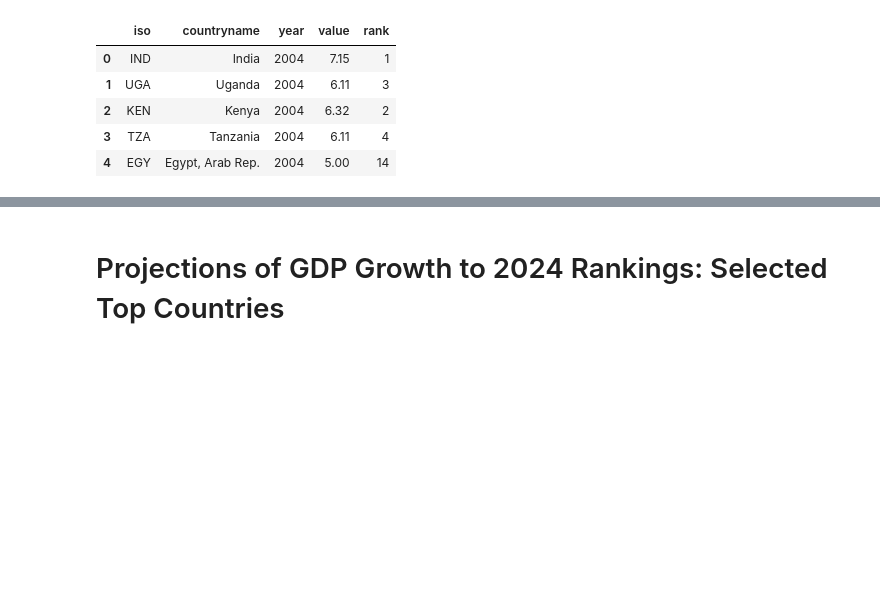
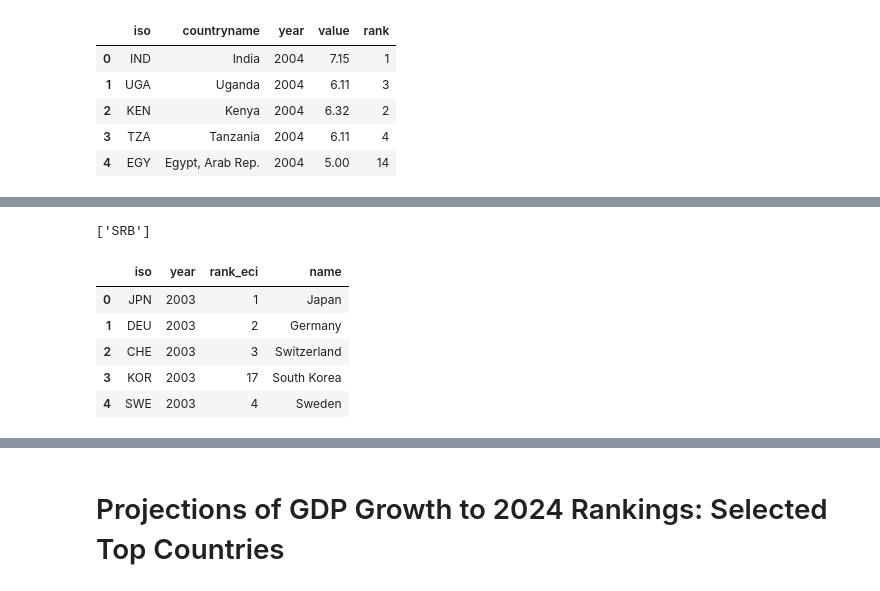
Before and after one commit to cid-harvard/visualization-notebook-templates, a Jupyter notebook: atlas-data-reporting.ipynb, the cells around one changed output, grey strips where cells are left out. Drawn from its saved outputs; the diff is of its cells as text; code cells hidden in the pictures; blank space fills up the shorter version.

```diff
--- a/atlas-data-reporting.ipynb
+++ b/atlas-data-reporting.ipynb
@@ -69,0 +126,25 @@ df.head()
+# %%
+# Merging with countries metadata
+df_eci_countries = pd.merge(df_eci, df_countries[['cca3', 'name.common']], how='left', left_on='iso', right_on='cca3')
+# %%
+df_eci_countries.pop('cca3');
+# %%
+df_eci_countries = df_eci_countries.rename(columns = {'name.common':'name'})
+# %%
+# Discard countries that don't have data for every time point between 2004 and 2014
+countries_null = list(set(df_eci_countries[df_eci_countries['rank_eci'].isnull()]['iso']))
+countries_null
+# %% [output]
+['SRB']
+# %%
+df_eci_countries = df_eci_countries.query("iso not in ['SRB']")
+# %%
+df_eci_countries['rank_eci'] = df_eci_countries['rank_eci'].apply(lambda x: int(x))
+df_eci_countries.head()
+# %% [output]
+|  | iso | year | rank_eci | name |
+| 0 | JPN | 2003 | 1 | Japan |
+| 1 | DEU | 2003 | 2 | Germany |
+| 2 | CHE | 2003 | 3 | Switzerland |
+| 3 | KOR | 2003 | 17 | South Korea |
+| 4 | SWE | 2003 | 4 | Sweden |
```
Also changed, not shown: parts of 19 cells of this notebook.
